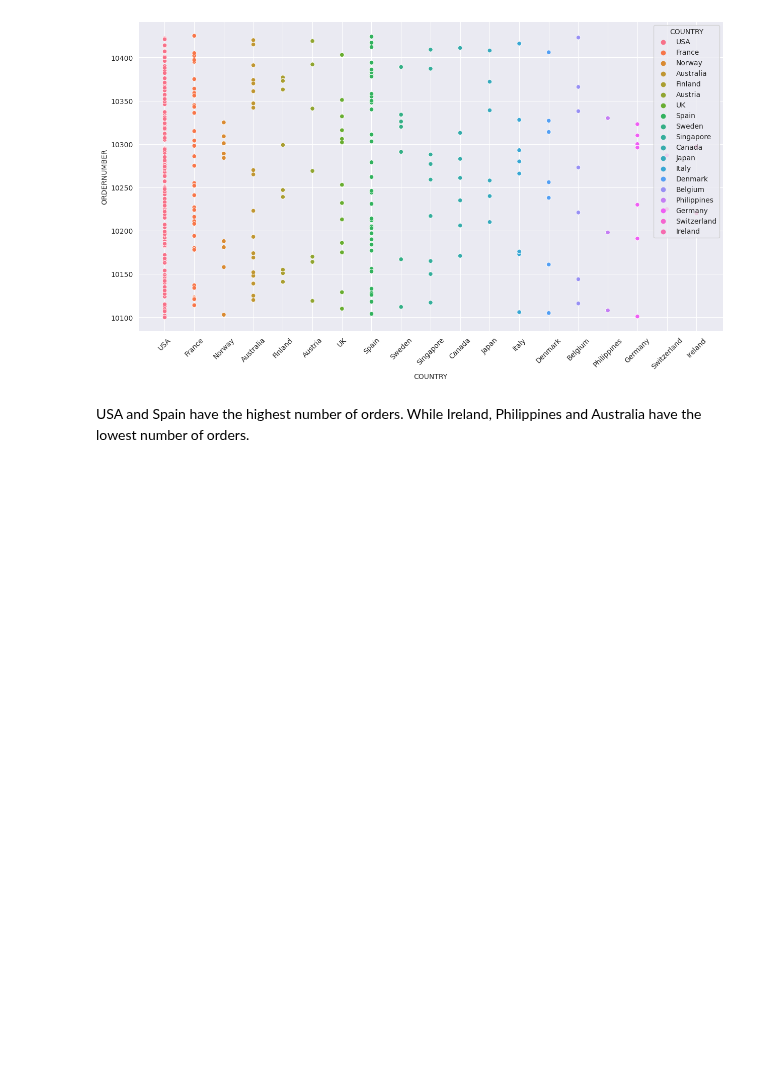
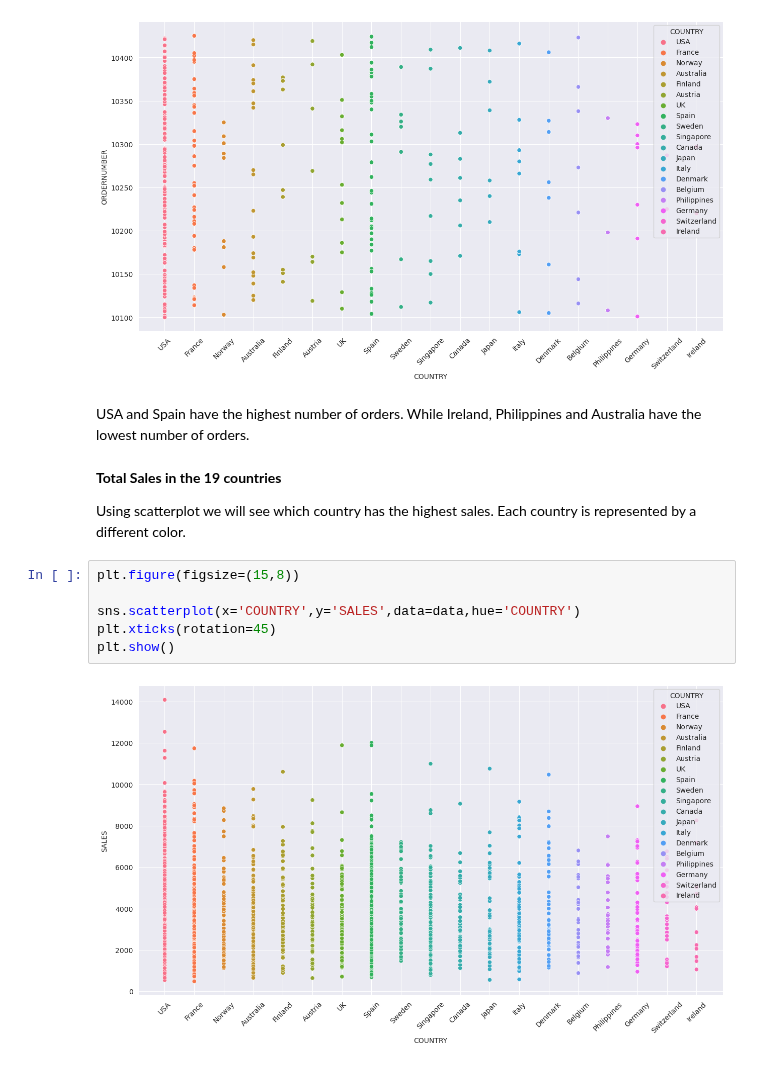
Before and after one commit to Billy272/Mastering-Data, a Jupyter notebook: Automobile_Sales/Automobile_Sales.ipynb, the cells around one changed output. Saved outputs shown, nothing was run; the diff lists cells and outputs as text; blank space fills up the shorter version.

```diff
--- a/Automobile_Sales/Automobile_Sales.ipynb
+++ b/Automobile_Sales/Automobile_Sales.ipynb
@@ -146,3 +146,15 @@ plt.show()
 # %% [markdown]
 USA and Spain have the highest number of orders. While Ireland,
 Philippines and Australia have the lowest number of orders.
+# %% [markdown]
+**Total Sales in the 19 countries**
+
+Using scatterplot we will see which country has the highest sales. Each country is represented by a different color.
+# %%
+plt.figure(figsize=(15,8))
+
+sns.scatterplot(x='COUNTRY',y='SALES',data=data,hue='COUNTRY')
+plt.xticks(rotation=45)
+plt.show()
+# %% [output]
+[figure, added]
```
